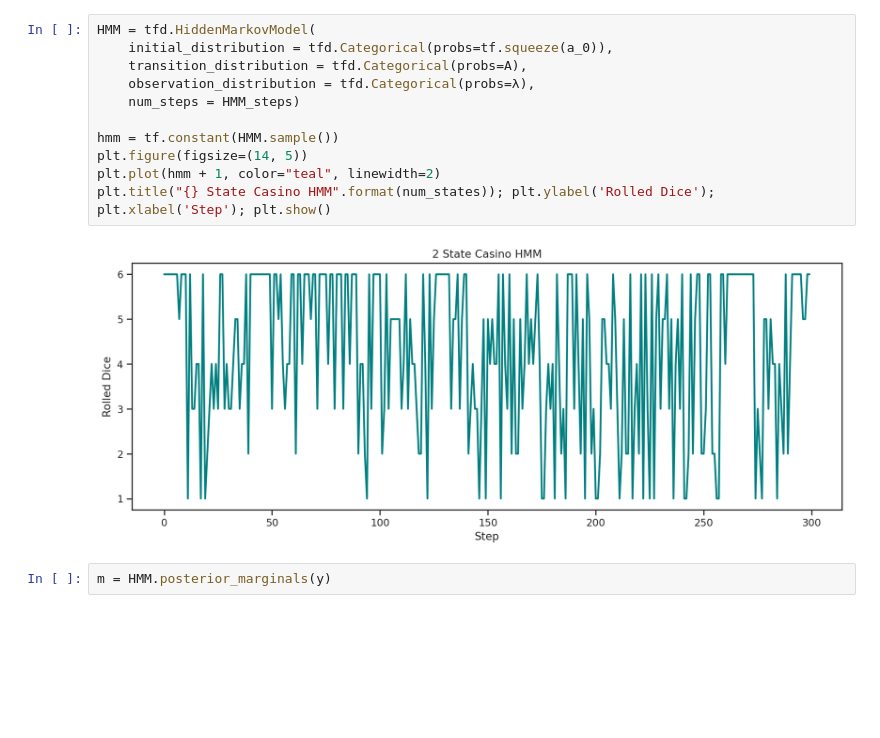
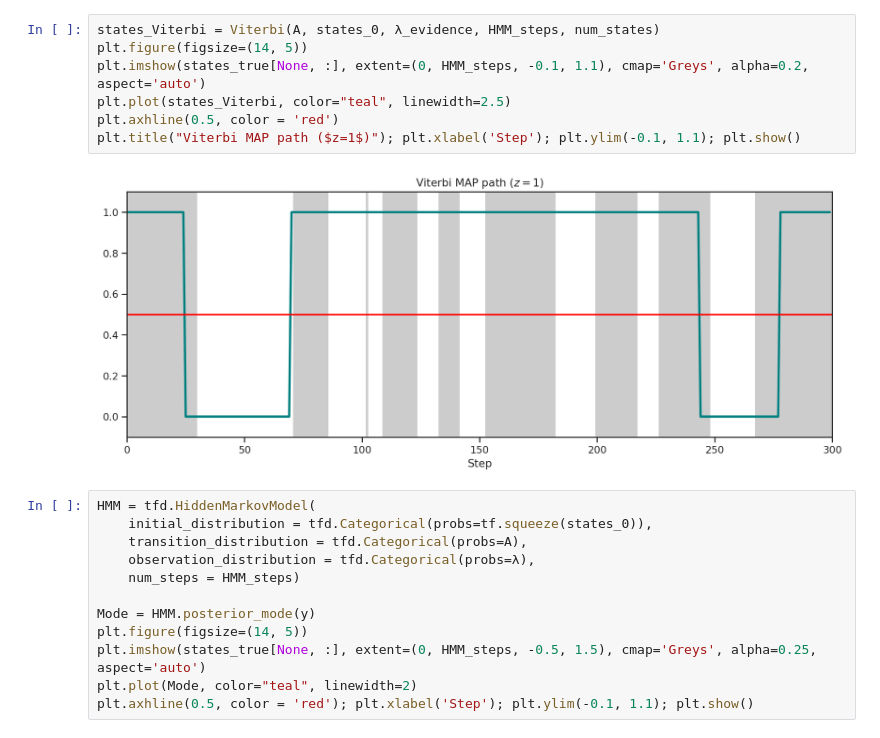
Before and after one commit to CorpuzKB/PML-Advance-Topics-notebooks, a Jupyter notebook: HMM_Inference_TensorFlow.ipynb, the cells around one changed output. Saved outputs shown, nothing was run; the diff lists cells and outputs as text; blank space fills up the shorter version.

Commit message:
Added Viterbi

```diff
--- a/HMM_Inference_TensorFlow.ipynb
+++ b/HMM_Inference_TensorFlow.ipynb
@@ -88,15 +143,21 @@ plt.title("Filtering Distribution"); plt.xlabel('Step'); plt.legend(); plt.show(
+# %%
+states_Viterbi = Viterbi(A, states_0, λ_evidence, HMM_steps, num_states)
+plt.figure(figsize=(14, 5))
+plt.imshow(states_true[None, :], extent=(0, HMM_steps, -0.1, 1.1), cmap='Greys', alpha=0.2, aspect='auto')
+plt.plot(states_Viterbi, color="teal", linewidth=2.5)
+plt.axhline(0.5, color = 'red')
+plt.title("Viterbi MAP path ($z=1$)"); plt.xlabel('Step'); plt.ylim(-0.1, 1.1); plt.show()
+# %% [output]
+[figure, added]
 # %%
 HMM = tfd.HiddenMarkovModel(
-    initial_distribution = tfd.Categorical(probs=tf.squeeze(a_0)),
+    initial_distribution = tfd.Categorical(probs=tf.squeeze(states_0)),
     transition_distribution = tfd.Categorical(probs=A),
     observation_distribution = tfd.Categorical(probs=λ),
     num_steps = HMM_steps)
 
-hmm = tf.constant(HMM.sample())
+Mode = HMM.posterior_mode(y)
 plt.figure(figsize=(14, 5))
-plt.plot(hmm + 1, color="teal", linewidth=2)
-plt.title("{} State Casino HMM".format(num_states)); plt.ylabel('Rolled Dice');  plt.xlabel('Step'); plt.show()
+plt.imshow(states_true[None, :], extent=(0, HMM_steps, -0.5, 1.5), cmap='Greys', alpha=0.25, aspect='auto')
+plt.plot(Mode, color="teal", linewidth=2)
+plt.axhline(0.5, color = 'red'); plt.xlabel('Step'); plt.ylim(-0.1, 1.1); plt.show()
-# %% [output]
-[figure, removed]
-# %%
-m = HMM.posterior_marginals(y)
```
Also changed, not shown: parts of 11 cells of this notebook.
